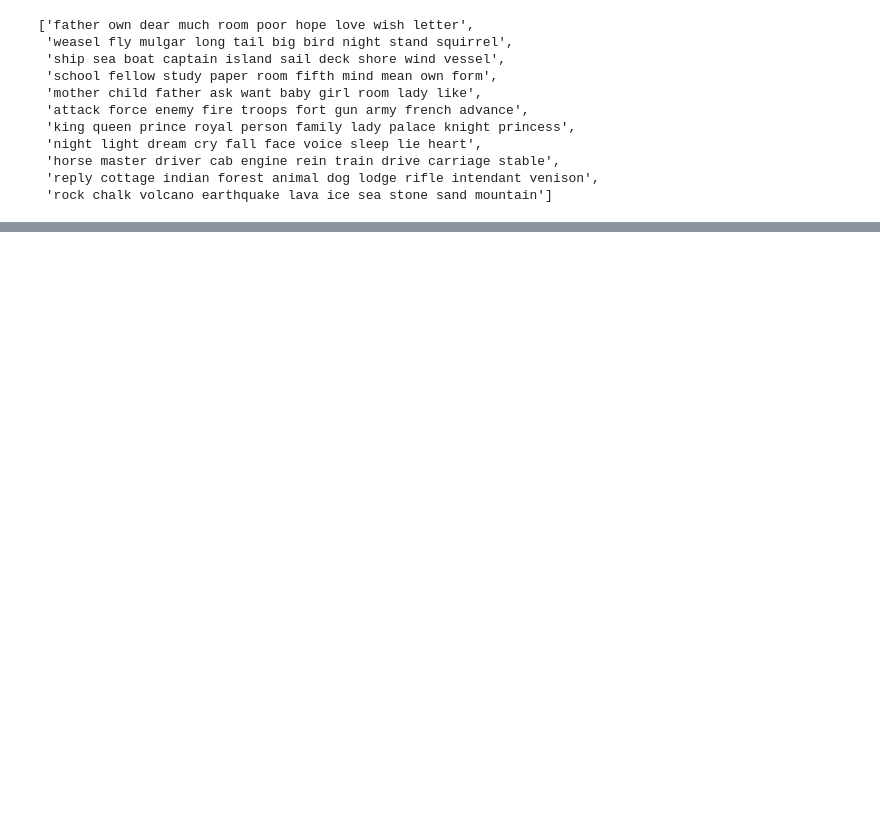
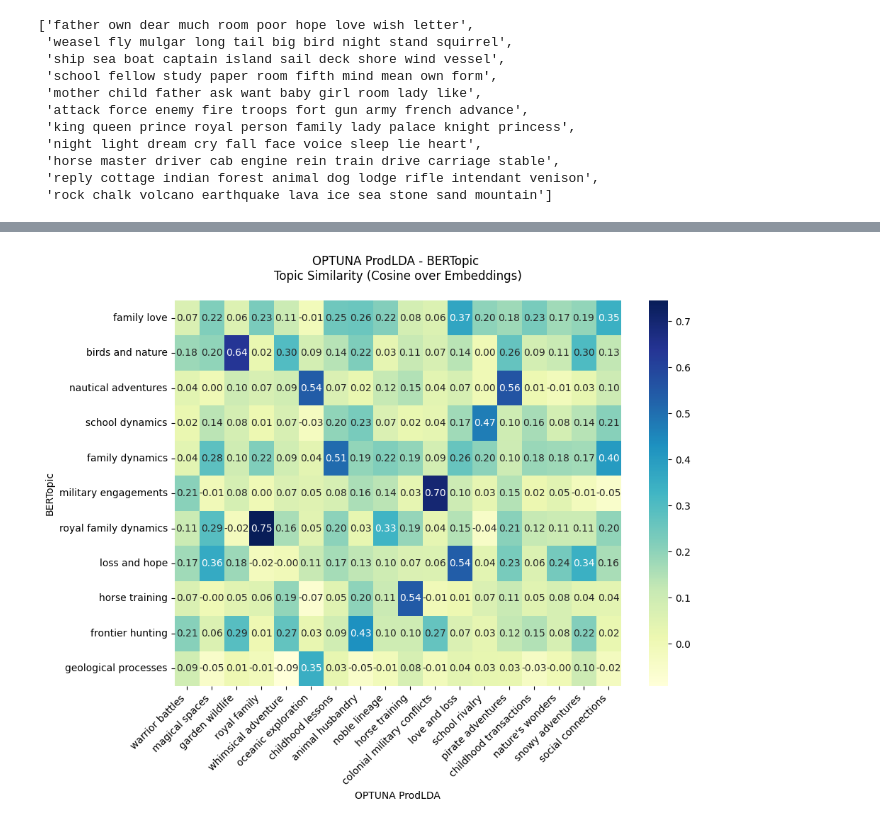
Before and after one commit to tonazzog/ChiLit_Topic_Modeling, a Jupyter notebook: 08 - Evaluation.ipynb, the cells around one changed output, grey strips where cells are left out. Drawn from its saved outputs; the diff is of its cells as text; code cells hidden in the pictures; blank space fills up the shorter version.

```diff
--- a/08 - Evaluation.ipynb
+++ b/08 - Evaluation.ipynb
@@ -524,0 +521,11 @@ plt.show()
+# %%
+topic_comparison_heatmap(
+    'OPTUNA ProdLDA',
+    'BERTopic',
+    Optuna_ProdLDA_topic_words,
+    BERTopic_topic_words,
+    Optuna_ProdLDA_labels,
+    BERTopic_labels
+)
+# %% [output]
+[figure, added]
```
Also changed, not shown: parts of 33 cells of this notebook, 11 other files.
